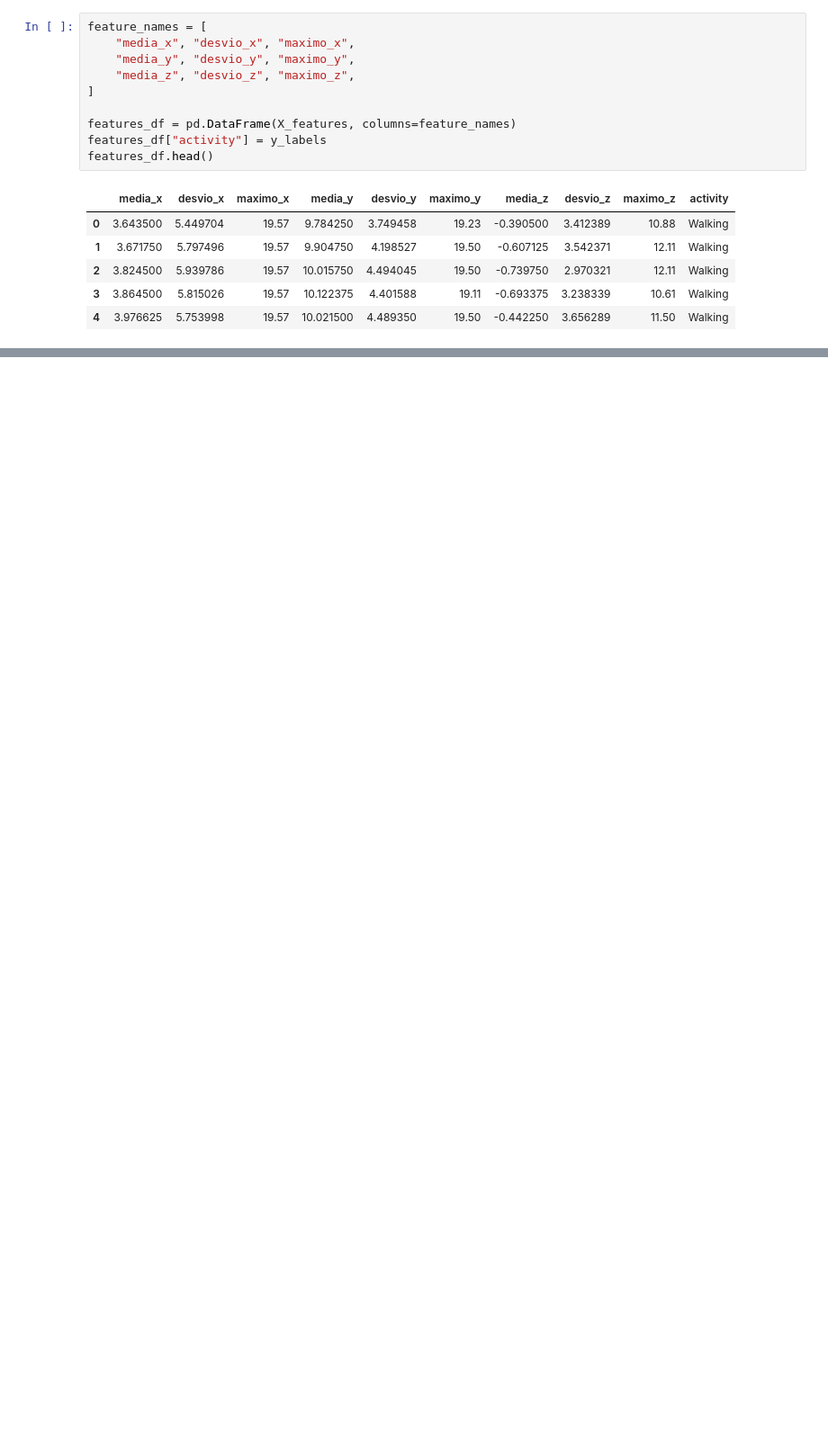
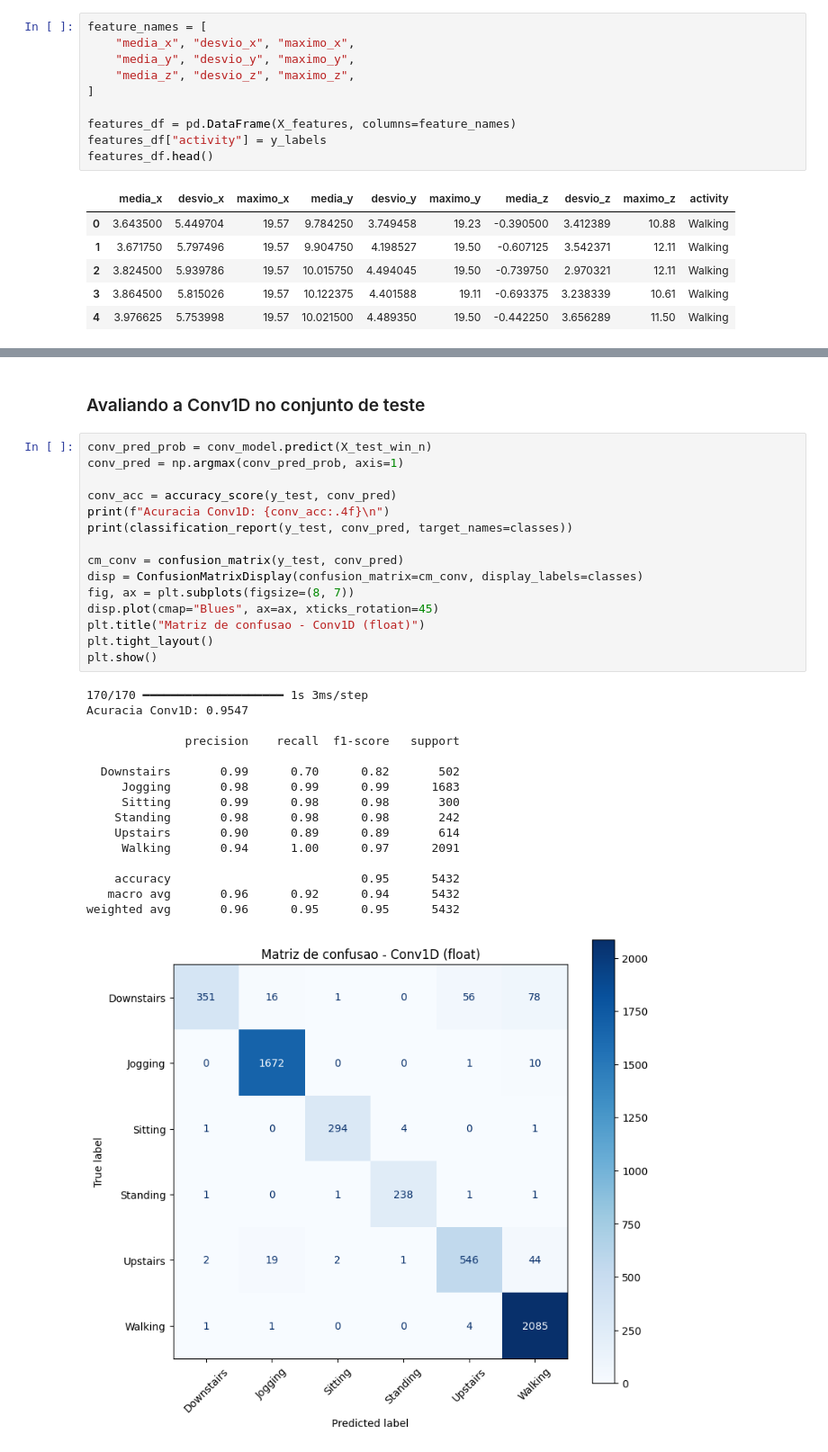
Before and after one commit to gaekware/embarcados-iot-unimar, a Jupyter notebook: entrega-final/wisdm_keras_tinyml.ipynb, the cells around one changed output, grey strips where cells are left out. Shown at 90% size. Cells and saved outputs as stored; diff of their text form; blank space fills up the shorter version.

```diff
--- a/entrega-final/wisdm_keras_tinyml.ipynb
+++ b/entrega-final/wisdm_keras_tinyml.ipynb
@@ -454,0 +556,34 @@ sinal multivariado (x, y, z).
+# %% [markdown]
+### Avaliando a Conv1D no conjunto de teste
+# %%
+conv_pred_prob = conv_model.predict(X_test_win_n)
+conv_pred = np.argmax(conv_pred_prob, axis=1)
+
+conv_acc = accuracy_score(y_test, conv_pred)
+print(f"Acuracia Conv1D: {conv_acc:.4f}\n")
+print(classification_report(y_test, conv_pred, target_names=classes))
+
+cm_conv = confusion_matrix(y_test, conv_pred)
+disp = ConfusionMatrixDisplay(confusion_matrix=cm_conv, display_labels=classes)
+fig, ax = plt.subplots(figsize=(8, 7))
+disp.plot(cmap="Blues", ax=ax, xticks_rotation=45)
+plt.title("Matriz de confusao - Conv1D (float)")
+plt.tight_layout()
+plt.show()
+# %% [output]
+170/170 ━━━━━━━━━━━━━━━━━━━━ 1s 3ms/step
+Acuracia Conv1D: 0.9547
+
+              precision    recall  f1-score   support
+
+  Downstairs       0.99      0.70      0.82       502
+     Jogging       0.98      0.99      0.99      1683
+     Sitting       0.99      0.98      0.98       300
+    Standing       0.98      0.98      0.98       242
+    Upstairs       0.90      0.89      0.89       614
+     Walking       0.94      1.00      0.97      2091
+
+    accuracy                           0.95      5432
+   macro avg       0.96      0.92      0.94      5432
+weighted avg       0.96      0.95      0.95      5432
+[figure, added]
```
Also changed, not shown: parts of 54 cells of this notebook.
